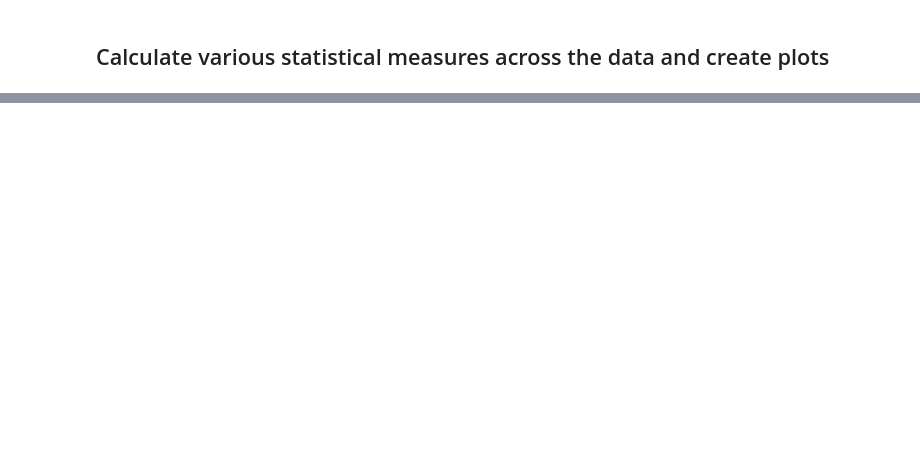
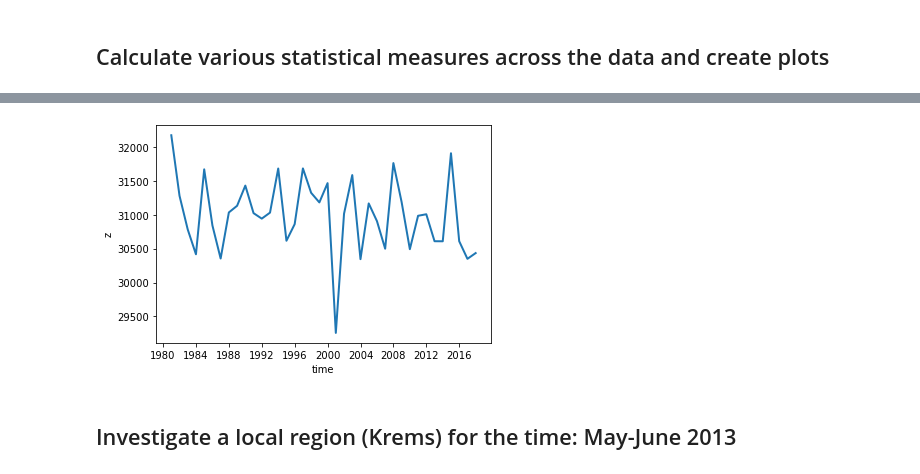
Before and after one commit to ECMWFCode4Earth/ml_flood, a Jupyter notebook: python/data_inspector.ipynb, the cells around one changed output, grey strips where cells are left out. Drawn from its saved outputs; the diff is of its cells as text; code cells hidden in the pictures; blank space fills up the shorter version.

```diff
--- a/python/data_inspector.ipynb
+++ b/python/data_inspector.ipynb
@@ -126,0 +87,11 @@ asdaasdoasjkdaasdadsadasdasdasdasd
+# %%
+key = 'z'
+da = sm[key].sel(stat_moments='mean')
+da = da.resample(time="y").mean()
+
+plot_ts(da=da, key='z')
+plt.show()
+# %% [output]
+[figure, added]
+# %% [markdown]
+## Investigate a local region (Krems) for the time: May-June 2013
```
Also changed, not shown: parts of 25 cells of this notebook, 4 other files.
